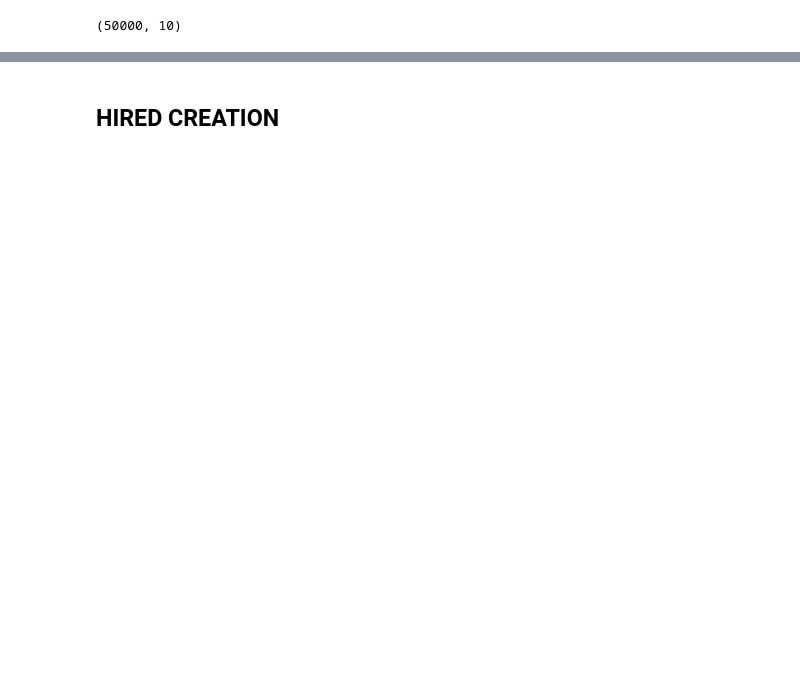
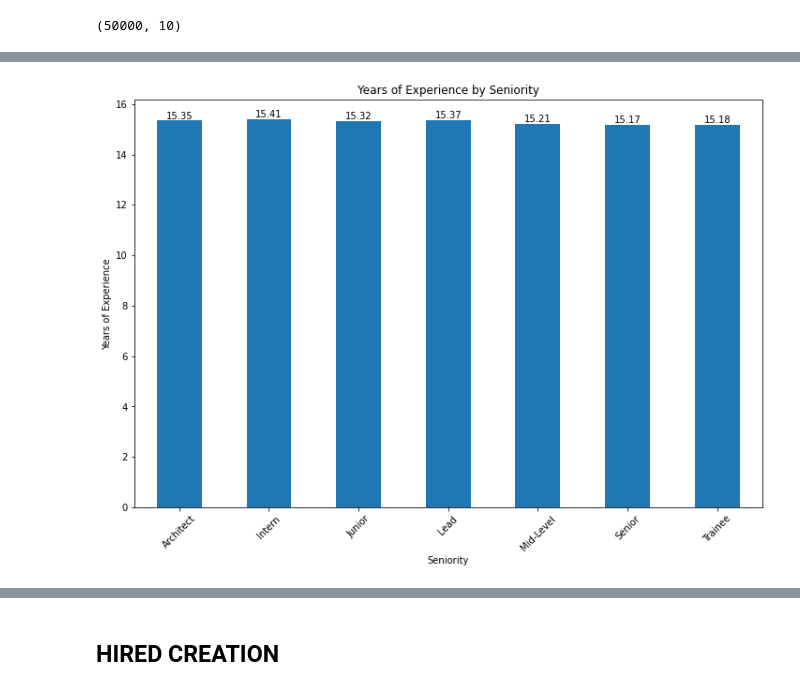
Before and after one commit to EmmanuelQuintero/WorkShop1, a Jupyter notebook: workshop.ipynb, the cells around one changed output, grey strips where cells are left out. Saved outputs shown, nothing was run; the diff lists cells and outputs as text; code cells hidden in the pictures; blank space fills up the shorter version.

```diff
--- a/workshop.ipynb
+++ b/workshop.ipynb
@@ -123,0 +184,16 @@ NameError: name 'candidatesTable' is not defined
+# %%
+# Distribucion entre años de experiencia y seniority
+
+yoe_seniority = candidatesTable.groupby('Seniority')['YOE'].mean()
+
+plt.figure(figsize=(12, 8))
+yoe_seniority.plot(kind='bar')
+plt.title('Years of Experience by Seniority')
+plt.xlabel('Seniority')
+plt.ylabel('Years of Experience')
+plt.xticks(rotation=45)
+for i, value in enumerate(yoe_seniority):
+    plt.text(i, value, str(round(value, 2)), ha='center', va='bottom')
+plt.show()
+# %% [output]
+[figure, added]
```
Also changed, not shown: parts of 18 cells of this notebook, 1 other file.
